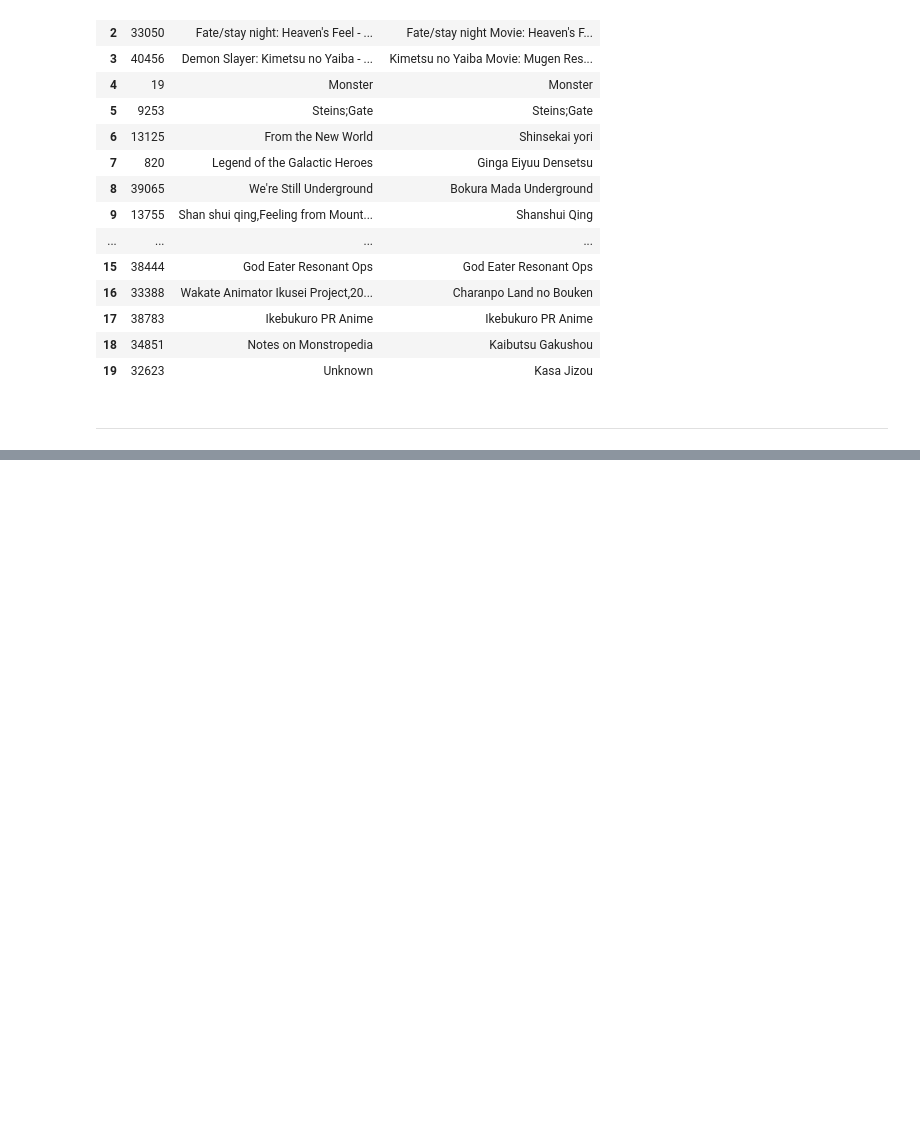
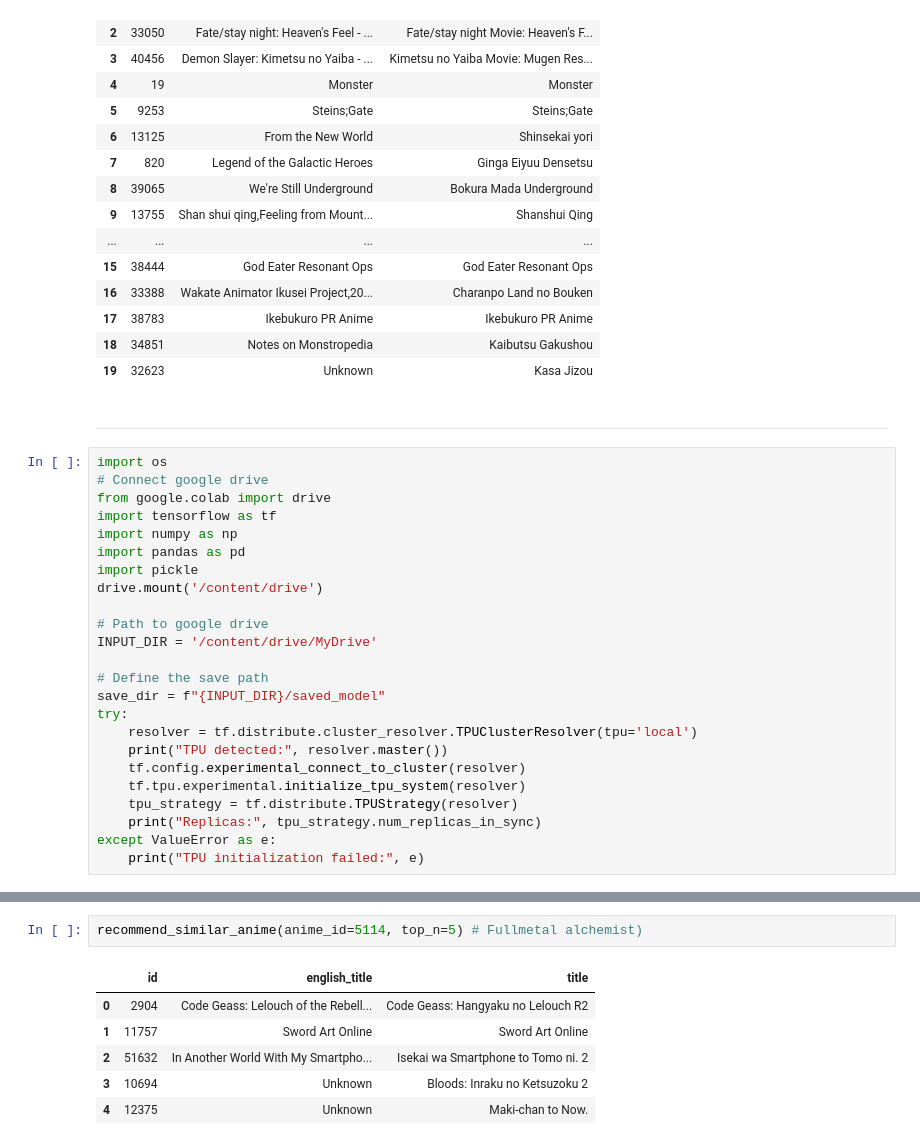
Before and after one commit to xular13/anime_analysis, a Jupyter notebook: recommendation_system/embedding_model_tests.ipynb.ipynb, the cells around one changed output, grey strips where cells are left out. Saved outputs shown, nothing was run; the diff lists cells and outputs as text; blank space fills up the shorter version.

Commit message:
added recommendation based on anime only

```diff
--- a/recommendation_system/embedding_model_tests.ipynb.ipynb
+++ b/recommendation_system/embedding_model_tests.ipynb.ipynb
@@ -1120,3 +1120,27 @@ recommendations.head(20)
 | 19 | 32623 | Unknown | Kasa Jizou |
 # %% [markdown]
 ---
+# %%
+import os
+# Connect google drive
+from google.colab import drive
+import tensorflow as tf
+import numpy as np
+import pandas as pd
+import pickle
+drive.mount('/content/drive')
+
+# Path to google drive
+INPUT_DIR = '/content/drive/MyDrive'
+
+# Define the save path
+save_dir = f"{INPUT_DIR}/saved_model"
+try:
+    resolver = tf.distribute.cluster_resolver.TPUClusterResolver(tpu='local')
+    print("TPU detected:", resolver.master())
+    tf.config.experimental_connect_to_cluster(resolver)
+    tf.tpu.experimental.initialize_tpu_system(resolver)
+    tpu_strategy = tf.distribute.TPUStrategy(resolver)
+    print("Replicas:", tpu_strategy.num_replicas_in_sync)
+except ValueError as e:
+    print("TPU initialization failed:", e)
@@ -1122,0 +1214,9 @@ recommendations.head(20)
+# %%
+recommend_similar_anime(anime_id=5114, top_n=5) # Fullmetal alchemist)
+# %% [output]
+|  | id | english_title | title |
+| 0 | 2904 | Code Geass: Lelouch of the Rebell... | Code Geass: Hangyaku no Lelouch R2 |
+| 1 | 11757 | Sword Art Online | Sword Art Online |
+| 2 | 51632 | In Another World With My Smartpho... | Isekai wa Smartphone to Tomo ni. 2 |
+| 3 | 10694 | Unknown | Bloods: Inraku no Ketsuzoku 2 |
+| 4 | 12375 | Unknown | Maki-chan to Now. |
```
Also changed, not shown: parts of 2 cells of this notebook, 1 other file.
